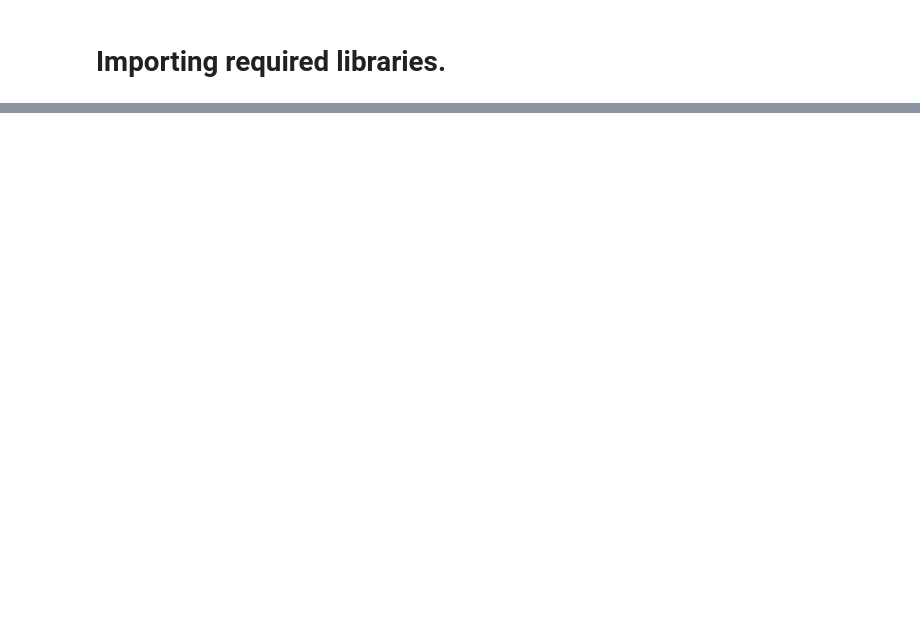
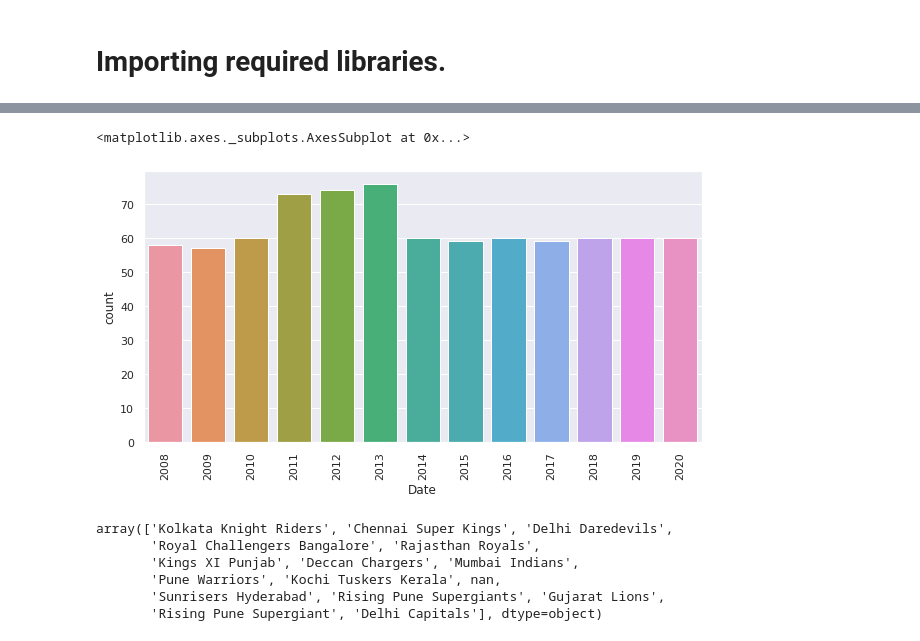
Before and after one commit to ankitatiwari7870/IPL_EDA, a Jupyter notebook: IPL_EDA.ipynb, the cells around one changed output, grey strips where cells are left out. Saved outputs shown, nothing was run; the diff lists cells and outputs as text; code cells hidden in the pictures; blank space fills up the shorter version.

```diff
--- a/IPL_EDA.ipynb
+++ b/IPL_EDA.ipynb
@@ -36,0 +207,18 @@ df_ipl=pd.read_csv(csvfile)
+# %%
+# Using countplot from seaborn to get the count of number of matches played in each year.
+sns.set_palette('bright')
+plt.figure(figsize = (10,5))
+plt.xticks(rotation='vertical')
+sns.countplot(x=df['Date'].dt.year,data=df)
+# %% [output]
+<matplotlib.axes._subplots.AxesSubplot at 0x...>
+[figure, added]
+# %%
+df['winner'].unique()
+# %% [output]
+array(['Kolkata Knight Riders', 'Chennai Super Kings', 'Delhi Daredevils',
+       'Royal Challengers Bangalore', 'Rajasthan Royals',
+       'Kings XI Punjab', 'Deccan Chargers', 'Mumbai Indians',
+       'Pune Warriors', 'Kochi Tuskers Kerala', nan,
+       'Sunrisers Hyderabad', 'Rising Pune Supergiants', 'Gujarat Lions',
+       'Rising Pune Supergiant', 'Delhi Capitals'], dtype=object)
```
Also changed, not shown: parts of 38 cells of this notebook.
